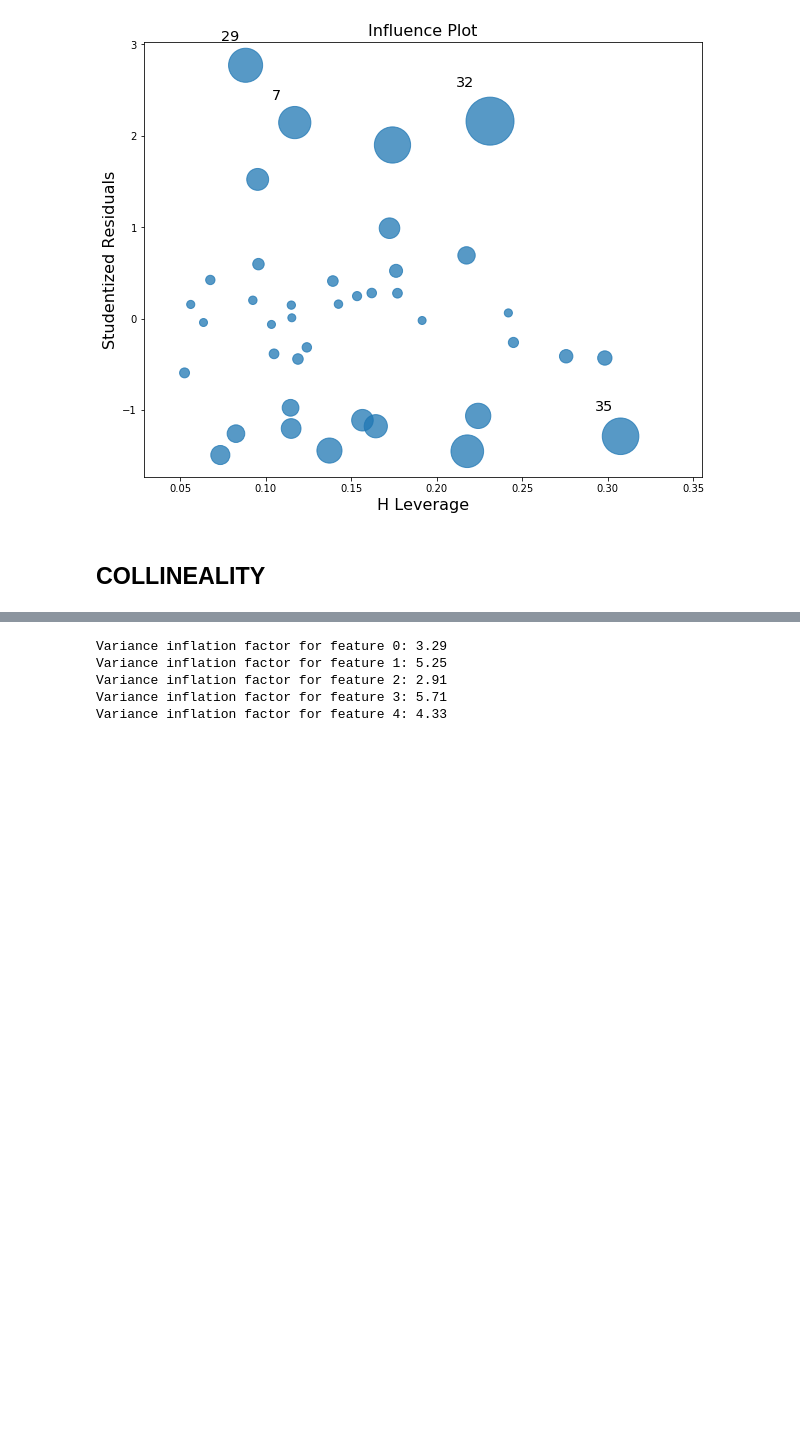
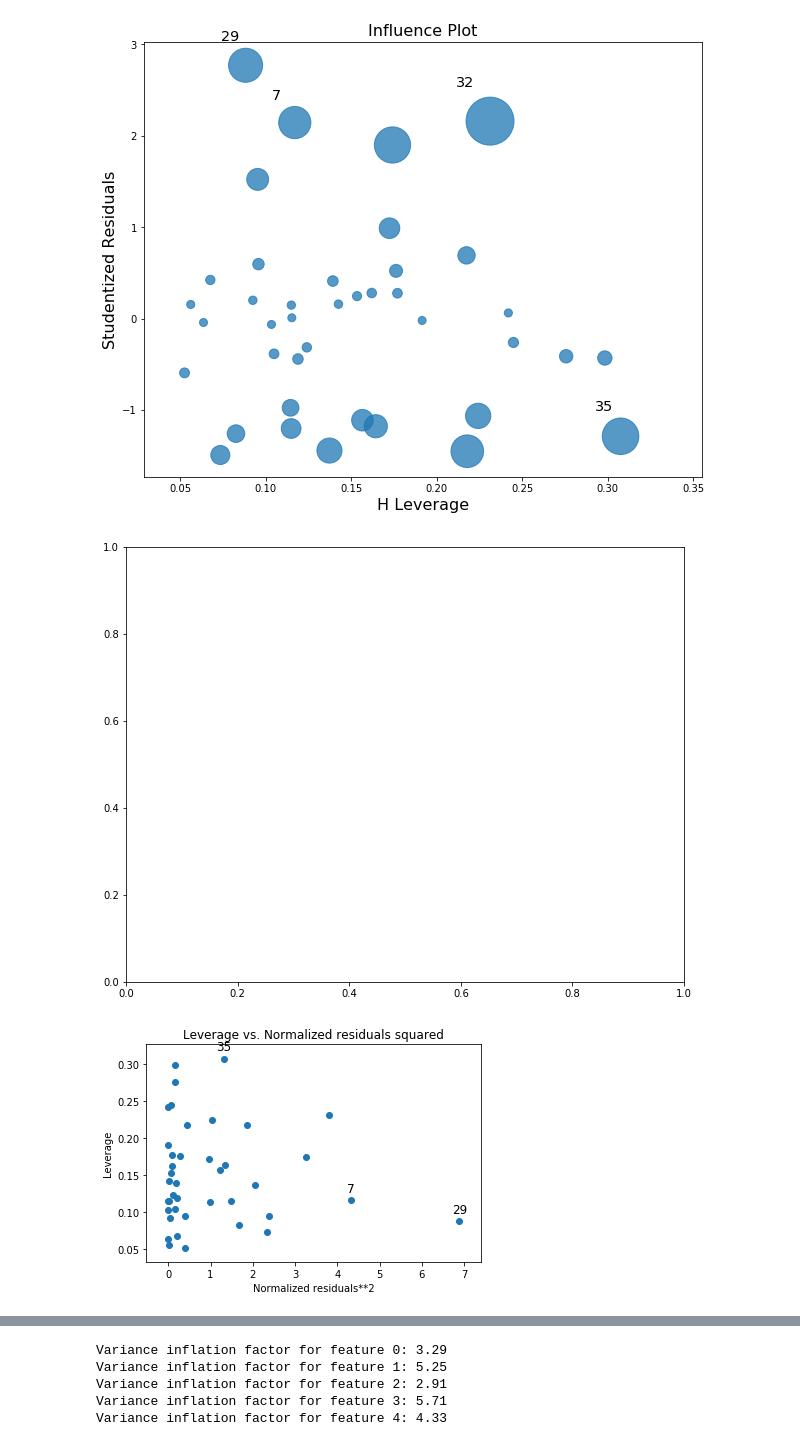
Before and after one commit to erikapat/OOP, a Jupyter notebook: Python/Example3.ipynb, the cells around one changed output, grey strips where cells are left out. Saved outputs shown, nothing was run; the diff lists cells and outputs as text; code cells hidden in the pictures; blank space fills up the shorter version.

```diff
--- a/Python/Example3.ipynb
+++ b/Python/Example3.ipynb
@@ -161,5 +163,9 @@ model.cook_distance()
 model.influence_plot()
 # %% [output]
 [figure]
-# %% [markdown]
-## **COLLINEALITY**
+# %%
+#leverage residual plots
+model.leverage_resid_plot()
+# %% [output]
+[figure, added]
+[figure, added]
```
Also changed, not shown: parts of 10 cells of this notebook.
